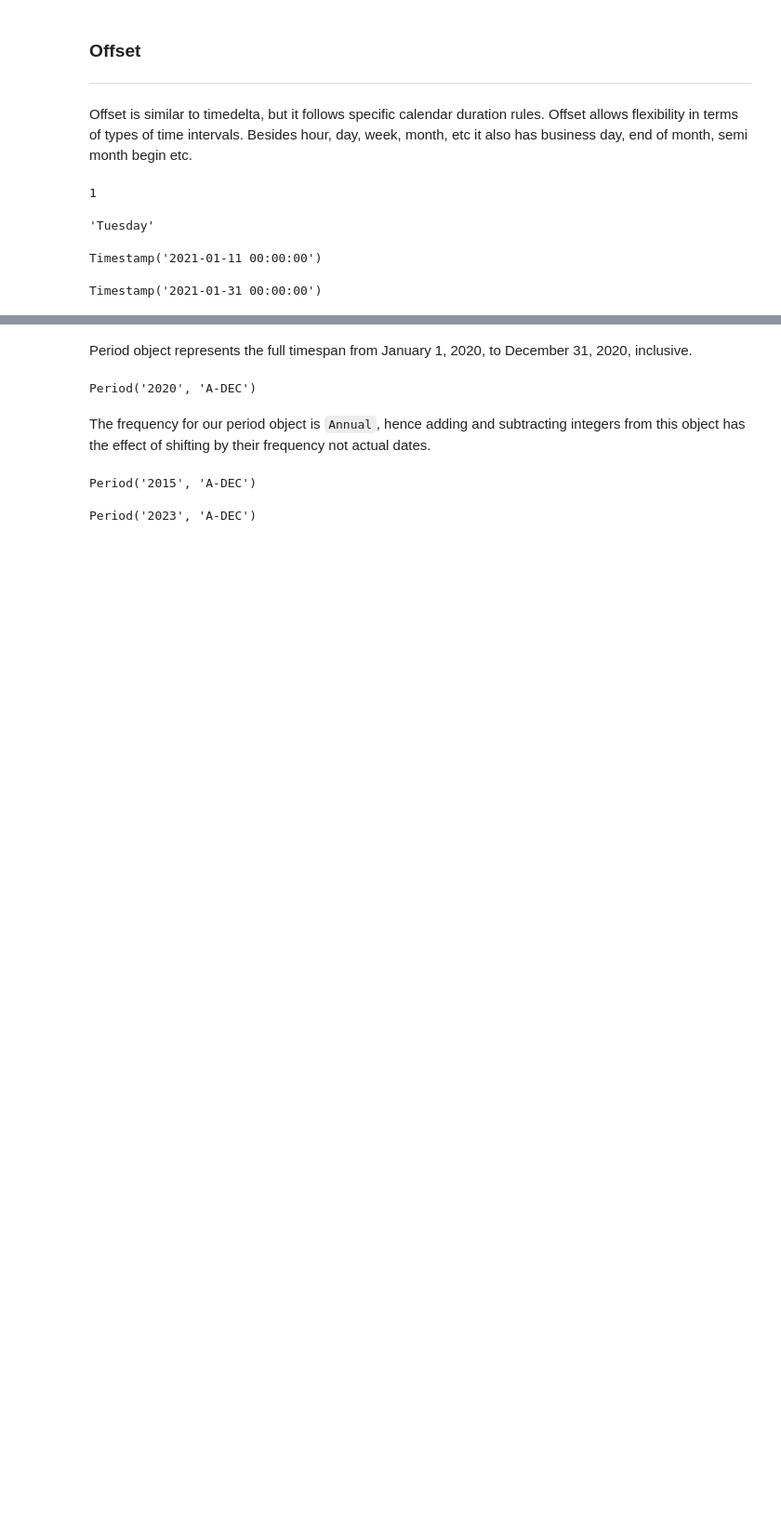
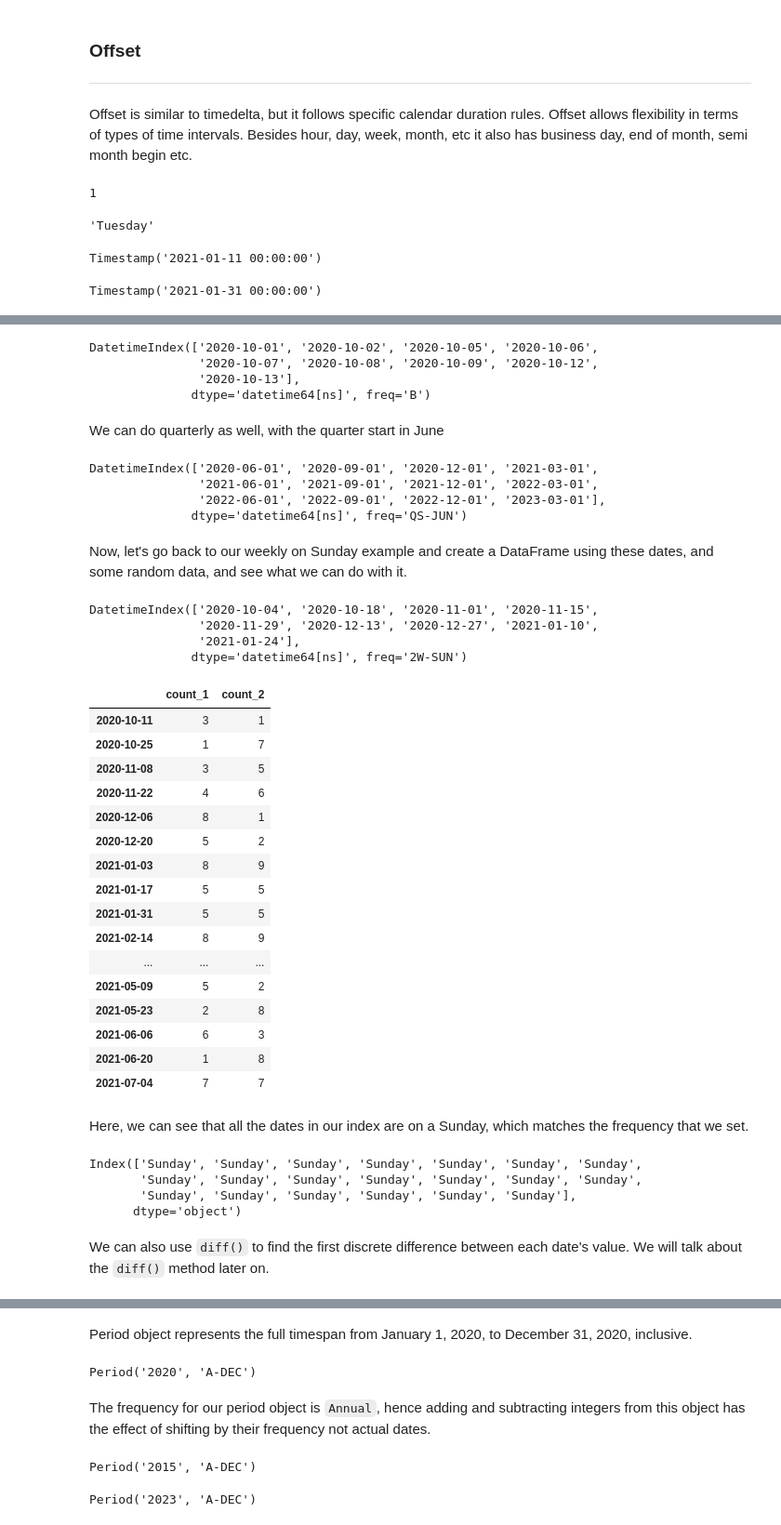
Before and after one commit to Okroshiashvili/Data_Analysis_Python, a Jupyter notebook: Lecture 8/Time_Series.ipynb, the cells around one changed output, grey strips where cells are left out. Shown at 93% size. Drawn from its saved outputs; the diff is of its cells as text; code cells hidden in the pictures; blank space fills up the shorter version.

```diff
--- a/Lecture 8/Time_Series.ipynb
+++ b/Lecture 8/Time_Series.ipynb
@@ -449,0 +352,68 @@ Periods represent timespans, like days, months, quarters, or years. The Period c
+# %%
+pd.date_range(start="10-01-2020", periods=9, freq="B")
+# %% [output]
+DatetimeIndex(['2020-10-01', '2020-10-02', '2020-10-05', '2020-10-06',
+               '2020-10-07', '2020-10-08', '2020-10-09', '2020-10-12',
+               '2020-10-13'],
+              dtype='datetime64[ns]', freq='B')
+# %% [markdown]
+We can do quarterly as well, with the quarter start in June
+# %%
+pd.date_range(start="04-01-2020", periods=12, freq="QS-JUN")
+# %% [output]
+DatetimeIndex(['2020-06-01', '2020-09-01', '2020-12-01', '2021-03-01',
+               '2021-06-01', '2021-09-01', '2021-12-01', '2022-03-01',
+               '2022-06-01', '2022-09-01', '2022-12-01', '2023-03-01'],
+              dtype='datetime64[ns]', freq='QS-JUN')
+# %% [markdown]
+Now, let's go back to our weekly on Sunday example and create a DataFrame using these dates, and some random data, and see what we can do with it.
+# %%
+dates
+# %% [output]
+DatetimeIndex(['2020-10-04', '2020-10-18', '2020-11-01', '2020-11-15',
+               '2020-11-29', '2020-12-13', '2020-12-27', '2021-01-10',
+               '2021-01-24'],
+              dtype='datetime64[ns]', freq='2W-SUN')
+# %%
+np.random.seed(425)
+
+
+
+dates = pd.date_range(start="10-11-2020", periods=20, freq="2W-SUN")
+
+
+df = pd.DataFrame({"count_1": np.random.randint(1, 10, 20),
+                   "count_2": np.random.randint(1, 10, 20)},
+                  index=dates)
+
+
+df
+# %% [output]
+|  | count_1 | count_2 |
+| 2020-10-11 | 3 | 1 |
+| 2020-10-25 | 1 | 7 |
+| 2020-11-08 | 3 | 5 |
+| 2020-11-22 | 4 | 6 |
+| 2020-12-06 | 8 | 1 |
+| 2020-12-20 | 5 | 2 |
+| 2021-01-03 | 8 | 9 |
+| 2021-01-17 | 5 | 5 |
+| 2021-01-31 | 5 | 5 |
+| 2021-02-14 | 8 | 9 |
+| ... | ... | ... |
+| 2021-05-09 | 5 | 2 |
+| 2021-05-23 | 2 | 8 |
+| 2021-06-06 | 6 | 3 |
+| 2021-06-20 | 1 | 8 |
+| 2021-07-04 | 7 | 7 |
+# %% [markdown]
+Here, we can see that all the dates in our index are on a Sunday, which matches the frequency that we set.
+# %%
+df.index.day_name()
+# %% [output]
+Index(['Sunday', 'Sunday', 'Sunday', 'Sunday', 'Sunday', 'Sunday', 'Sunday',
+       'Sunday', 'Sunday', 'Sunday', 'Sunday', 'Sunday', 'Sunday', 'Sunday',
+       'Sunday', 'Sunday', 'Sunday', 'Sunday', 'Sunday', 'Sunday'],
+      dtype='object')
+# %% [markdown]
+We can also use `diff()` to find the first discrete difference between each date's value. We will talk about the `diff()` method later on.
```
Also changed, not shown: parts of 32 cells of this notebook.
